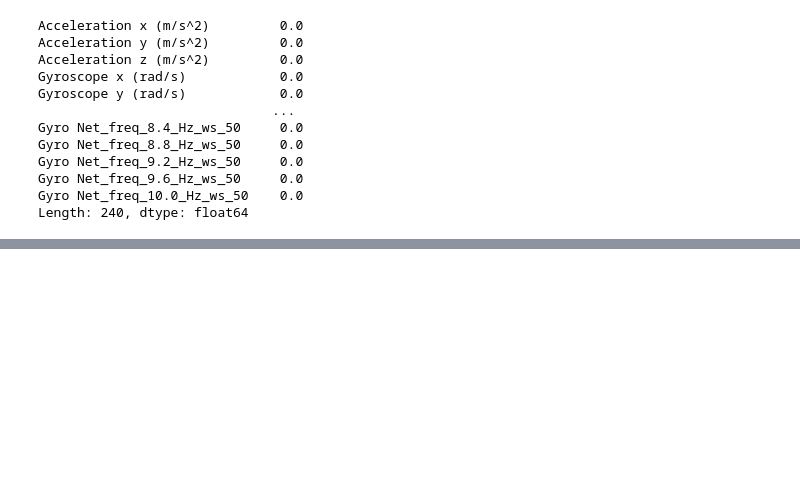
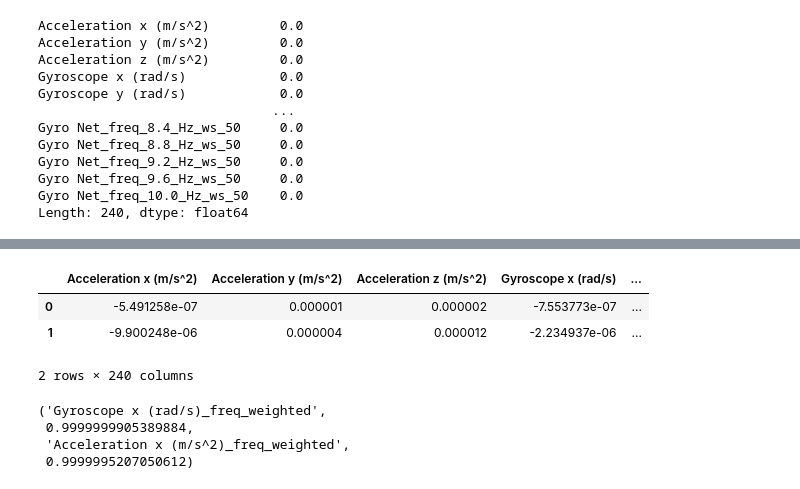
Before and after one commit to vishalkanteppa/ML4QS, a Jupyter notebook: assignment.ipynb, the cells around one changed output, grey strips where cells are left out. Saved outputs shown, nothing was run; the diff lists cells and outputs as text; code cells hidden in the pictures; blank space fills up the shorter version.

```diff
--- a/assignment.ipynb
+++ b/assignment.ipynb
@@ -544,0 +521,7 @@ plt.title('Feature importance for each feature for each genre')
+# %%
+# PCA for df_mega
+
+from sklearn.decomposition import PCA
+
+pca = PCA(n_components=2)
+X_pca = pca.fit_transform(df_mega)
@@ -544,0 +553,17 @@ plt.title('Feature importance for each feature for each genre')
+# %%
+pca_df = pd.DataFrame(pca.components_, columns=df_mega.columns)
+# %%
+pca_df
+# %% [output]
+|  | Acceleration x (m/s^2) | Acceleration y (m/s^2) | Acceleration z (m/s^2) | Gyroscope x (rad/s) | ... |
+| 0 | -5.491258e-07 | 0.000001 | 0.000002 | -7.553773e-07 | ... |
+| 1 | -9.900248e-06 | 0.000004 | 0.000012 | -2.234937e-06 | ... |
+2 rows × 240 columns
+# %%
+# name of column that has max value in pca_df in row 1 and row 2 with value
+pca_df.iloc[0].idxmax(), pca_df.iloc[0].max(), pca_df.iloc[1].idxmax(), pca_df.iloc[1].max()
+# %% [output]
+('Gyroscope x (rad/s)_freq_weighted',
+ 0.9999999905389884,
+ 'Acceleration x (m/s^2)_freq_weighted',
+ 0.9999995207050612)
```
Also changed, not shown: parts of 11 cells of this notebook, 1 other file.
